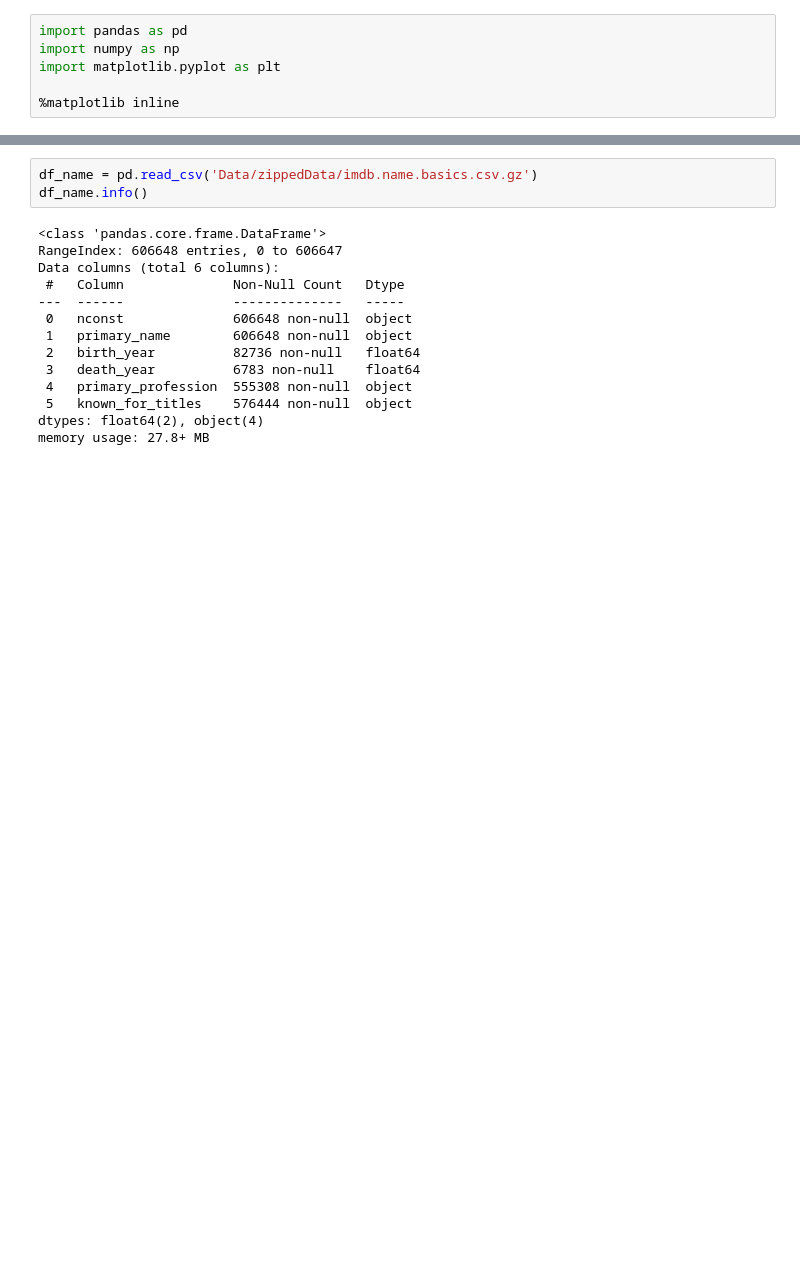
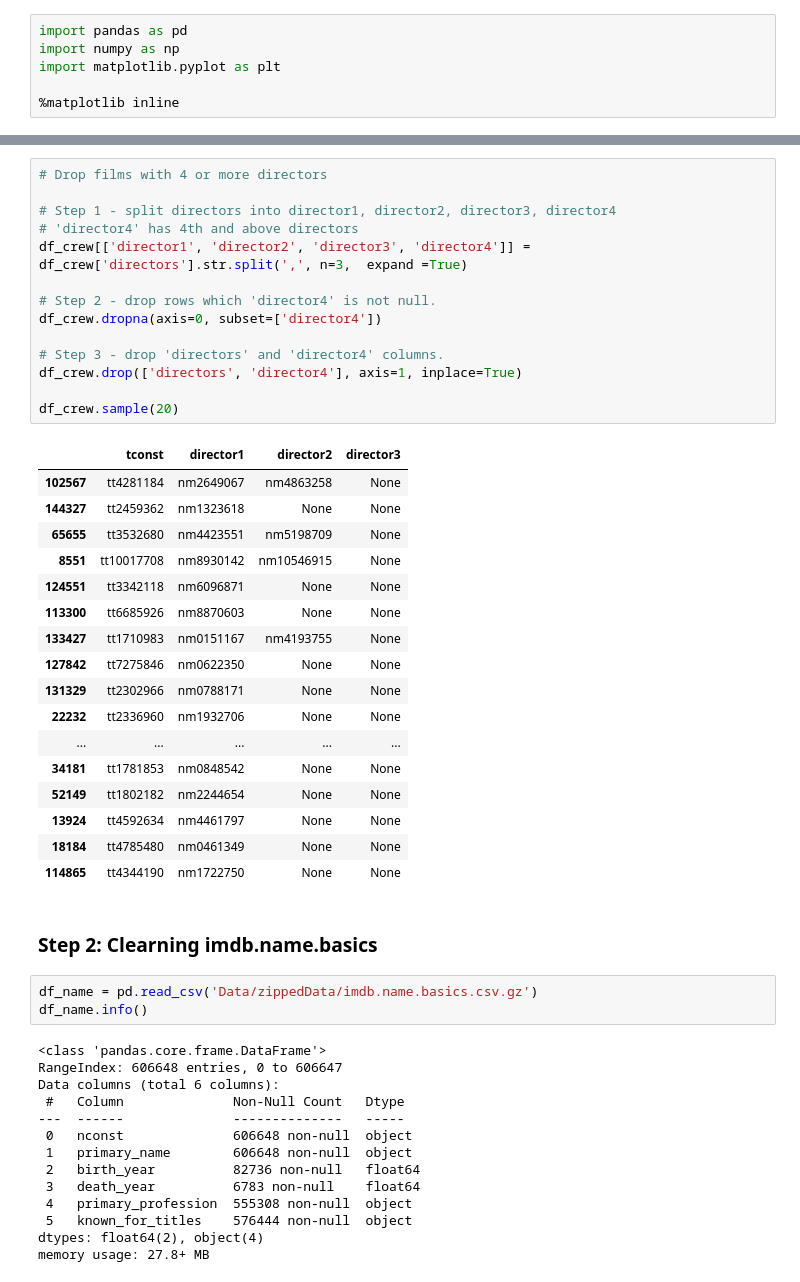
Before and after one commit to ZenBurrito/Phase-1Project, a Jupyter notebook: emiko_data_cleaning.ipynb, the cells around one changed output, grey strips where cells are left out. Cells and saved outputs as stored; diff of their text form; blank space fills up the shorter version.

```diff
--- a/emiko_data_cleaning.ipynb
+++ b/emiko_data_cleaning.ipynb
@@ -41,3 +86,37 @@ df_title_crew.sample(10)
+# %%
+# Drop films with 4 or more directors
+
+# Step 1 - split directors into director1, director2, director3, director4
+# 'director4' has 4th and above directors
+df_crew[['director1', 'director2', 'director3', 'director4']] = df_crew['directors'].str.split(',', n=3,  expand =True)
+
+# Step 2 - drop rows which 'director4' is not null.
+df_crew.dropna(axis=0, subset=['director4'])
+
+# Step 3 - drop 'directors' and 'director4' columns.
+df_crew.drop(['directors', 'director4'], axis=1, inplace=True)
+
+df_crew.sample(20)
+# %% [output]
+|  | tconst | director1 | director2 | director3 |
+| 102567 | tt4281184 | nm2649067 | nm4863258 | None |
+| 144327 | tt2459362 | nm1323618 | None | None |
+| 65655 | tt3532680 | nm4423551 | nm5198709 | None |
+| 8551 | tt10017708 | nm8930142 | nm10546915 | None |
+| 124551 | tt3342118 | nm6096871 | None | None |
+| 113300 | tt6685926 | nm8870603 | None | None |
+| 133427 | tt1710983 | nm0151167 | nm4193755 | None |
+| 127842 | tt7275846 | nm0622350 | None | None |
+| 131329 | tt2302966 | nm0788171 | None | None |
+| 22232 | tt2336960 | nm1932706 | None | None |
+| ... | ... | ... | ... | ... |
+| 34181 | tt1781853 | nm0848542 | None | None |
+| 52149 | tt1802182 | nm2244654 | None | None |
+| 13924 | tt4592634 | nm4461797 | None | None |
+| 18184 | tt4785480 | nm0461349 | None | None |
+| 114865 | tt4344190 | nm1722750 | None | None |
+# %% [markdown]
+### Step 2: Clearning imdb.name.basics
 # %%
 df_name = pd.read_csv('Data/zippedData/imdb.name.basics.csv.gz')
 df_name.info()
```
Also changed, not shown: parts of 19 cells of this notebook.
